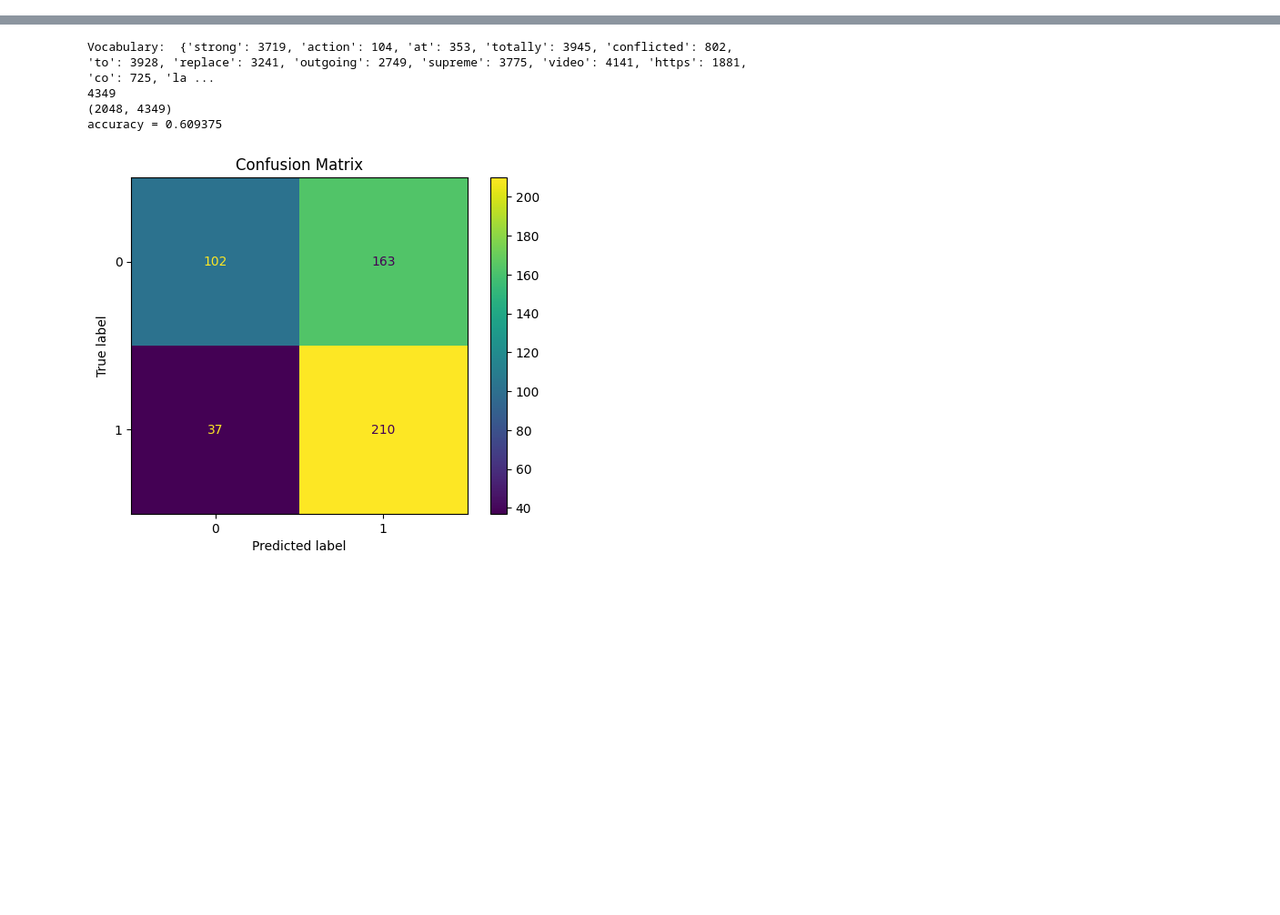
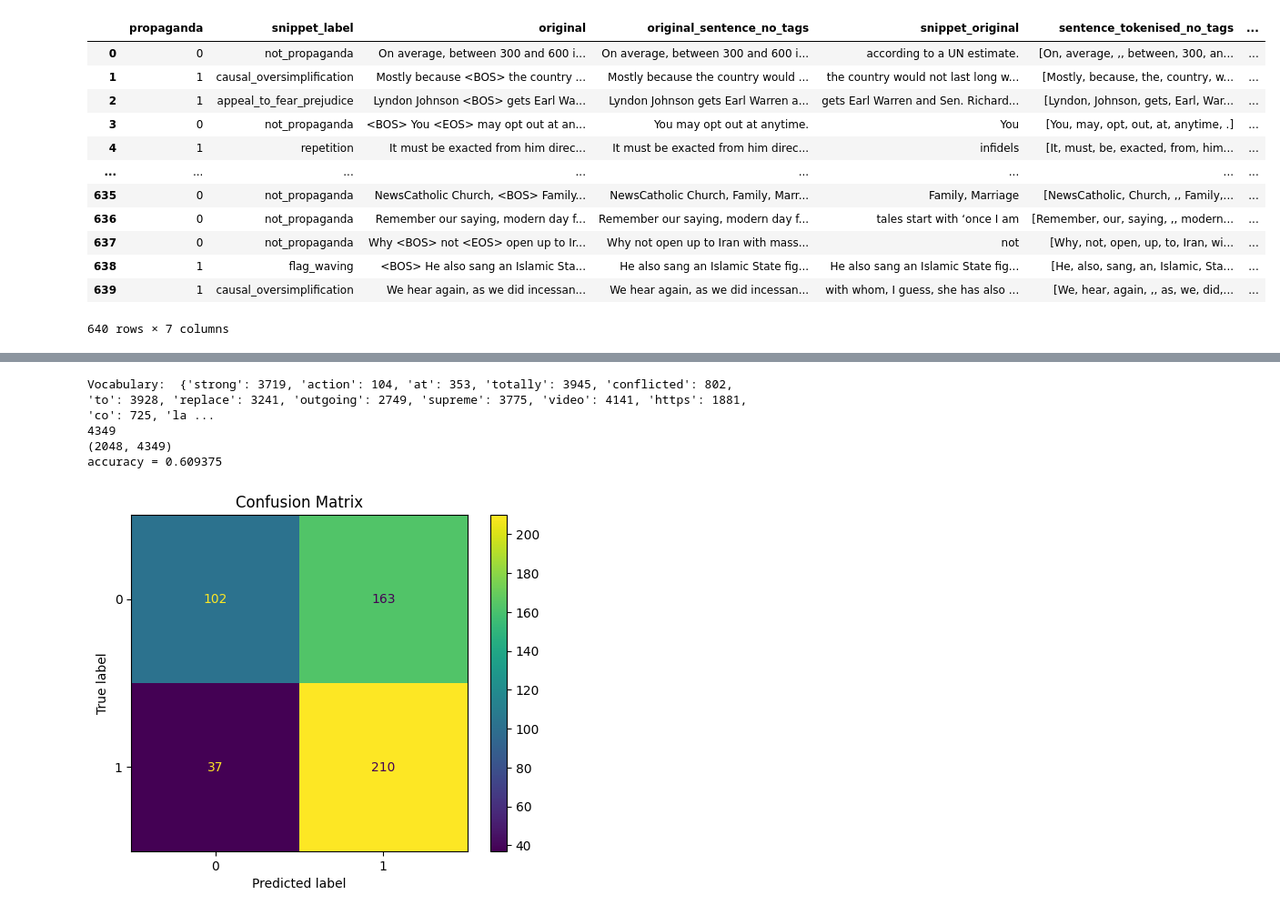
Before and after one commit to raymondfdavey/NLP_ASSESSMENT, a Jupyter notebook: NLE_assessment.ipynb, the cells around one changed output, grey strips where cells are left out. Shown: that part at 91% size. Drawn from its saved outputs; the diff is of its cells as text; code cells hidden in the pictures; blank space fills up the shorter version.

```diff
--- a/NLE_assessment.ipynb
+++ b/NLE_assessment.ipynb
@@ -48,0 +12,16 @@ Passing `palette` without assigning `hue` is deprecated and will be removed in v
+# %%
+val_df
+# %% [output]
+|  | propaganda | snippet_label | original | original_sentence_no_tags | snippet_original | sentence_tokenised_no_tags | ... |
+| 0 | 0 | not_propaganda | On average, between 300 and 600 i... | On average, between 300 and 600 i... | according to a UN estimate. | [On, average, ,, between, 300, an... | ... |
+| 1 | 1 | causal_oversimplification | Mostly because <BOS> the country ... | Mostly because the country would ... | the country would not last long w... | [Mostly, because, the, country, w... | ... |
+| 2 | 1 | appeal_to_fear_prejudice | Lyndon Johnson <BOS> gets Earl Wa... | Lyndon Johnson gets Earl Warren a... | gets Earl Warren and Sen. Richard... | [Lyndon, Johnson, gets, Earl, War... | ... |
+| 3 | 0 | not_propaganda | <BOS> You <EOS> may opt out at an... | You may opt out at anytime. | You | [You, may, opt, out, at, anytime, .] | ... |
+| 4 | 1 | repetition | It must be exacted from him direc... | It must be exacted from him direc... | infidels | [It, must, be, exacted, from, him... | ... |
+| ... | ... | ... | ... | ... | ... | ... | ... |
+| 635 | 0 | not_propaganda | NewsCatholic Church, <BOS> Family... | NewsCatholic Church, Family, Marr... | Family, Marriage | [NewsCatholic, Church, ,, Family,... | ... |
+| 636 | 0 | not_propaganda | Remember our saying, modern day f... | Remember our saying, modern day f... | tales start with ‘once I am | [Remember, our, saying, ,, modern... | ... |
+| 637 | 0 | not_propaganda | Why <BOS> not <EOS> open up to Ir... | Why not open up to Iran with mass... | not | [Why, not, open, up, to, Iran, wi... | ... |
+| 638 | 1 | flag_waving | <BOS> He also sang an Islamic Sta... | He also sang an Islamic State fig... | He also sang an Islamic State fig... | [He, also, sang, an, Islamic, Sta... | ... |
+| 639 | 1 | causal_oversimplification | We hear again, as we did incessan... | We hear again, as we did incessan... | with whom, I guess, she has also ... | [We, hear, again, ,, as, we, did,... | ... |
+640 rows × 7 columns
```
Also changed, not shown: parts of 7 cells of this notebook, 16 other files.
